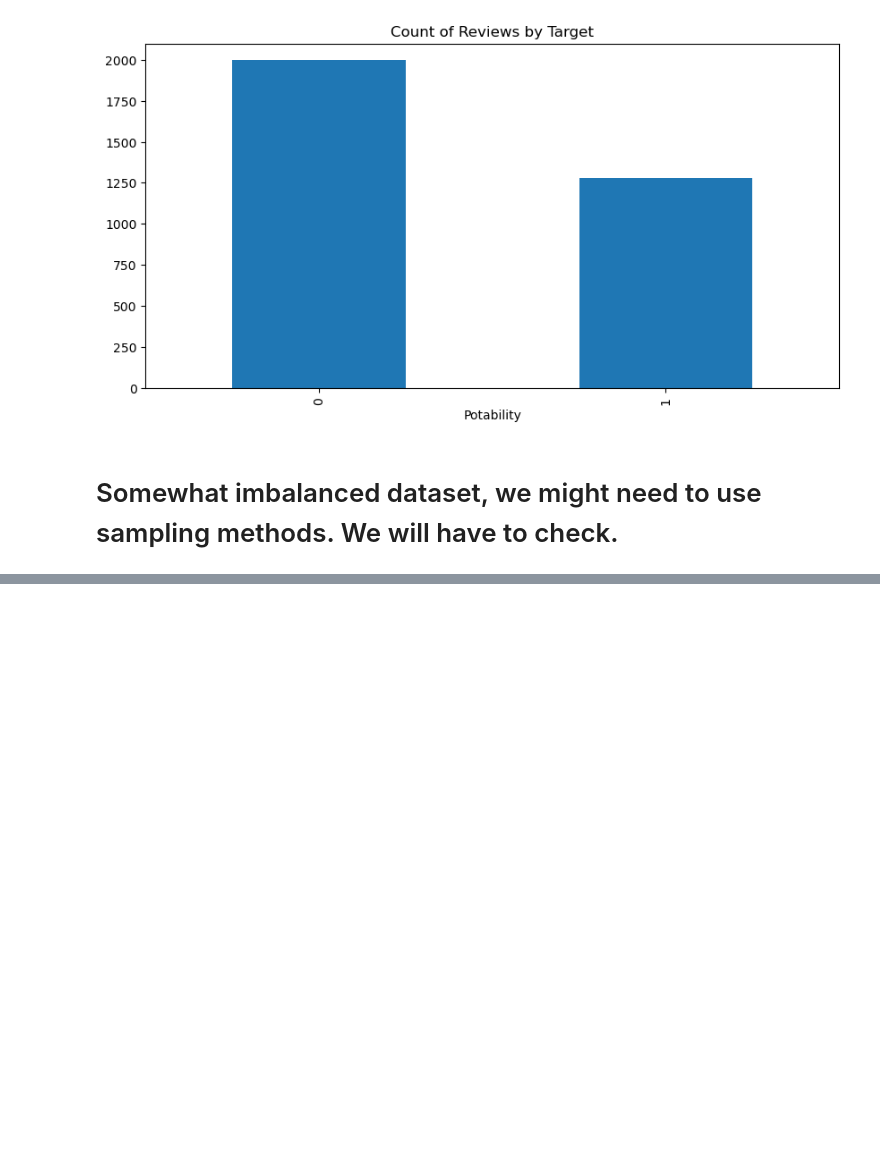
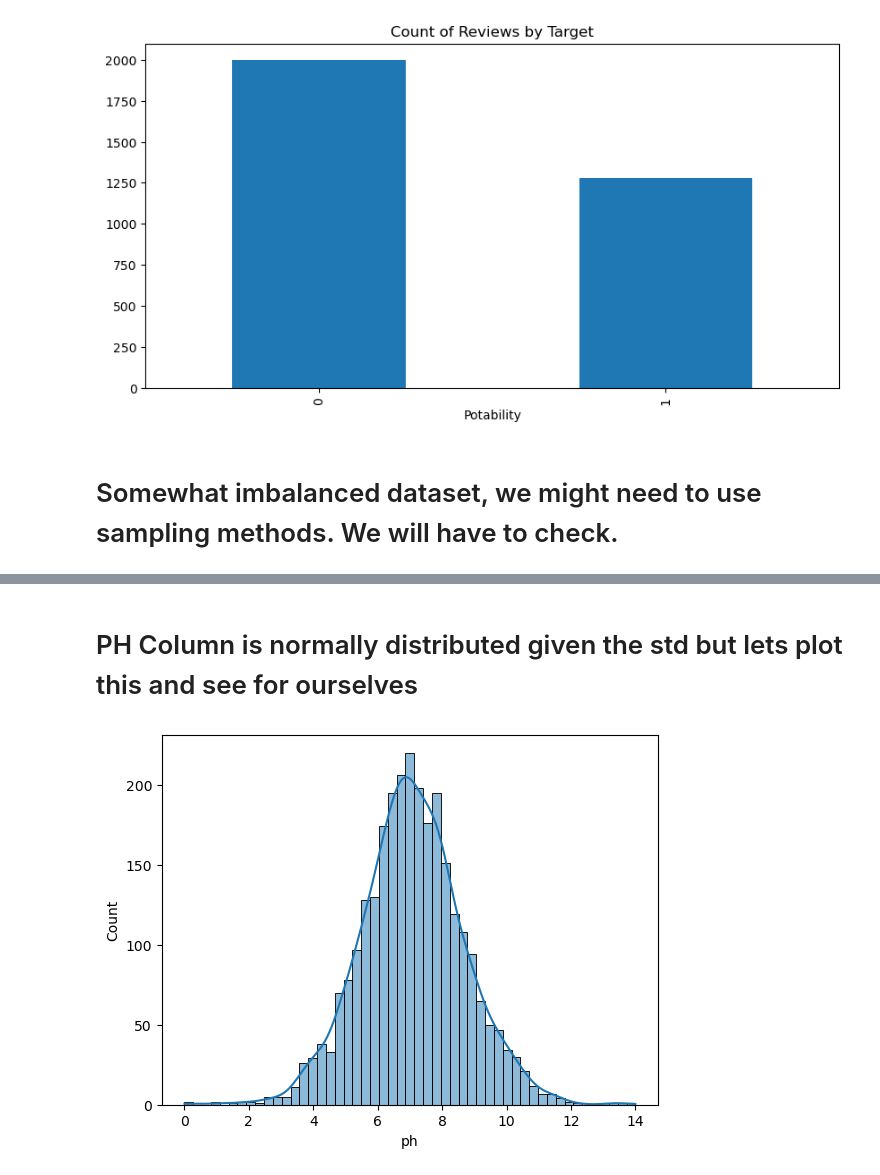
Before and after one commit to MaukanMir/Water-Quality-Classification, a Jupyter notebook: training.ipynb, the cells around one changed output, grey strips where cells are left out. Saved outputs shown, nothing was run; the diff lists cells and outputs as text; code cells hidden in the pictures; blank space fills up the shorter version.

```diff
--- a/training.ipynb
+++ b/training.ipynb
@@ -114,0 +141,7 @@ Class=1, Count=1278, Percentage=39.011%
+# %% [markdown]
+# PH Column is normally distributed given the std but lets plot this and see for ourselves
+# %%
+sns.histplot(df['ph'], kde=True)
+plt.show()
+# %% [output]
+[figure, added]
```
Also changed, not shown: parts of 7 cells of this notebook.
